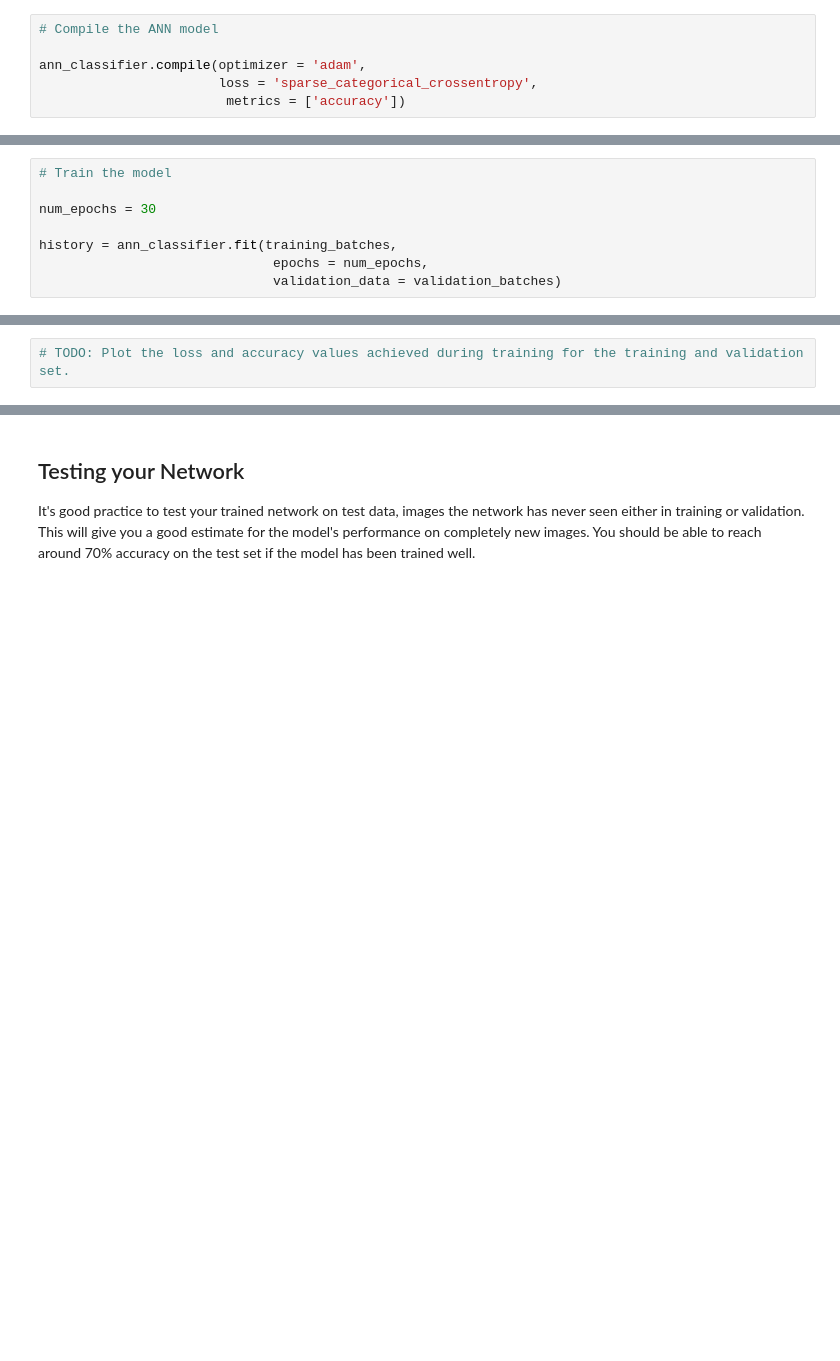
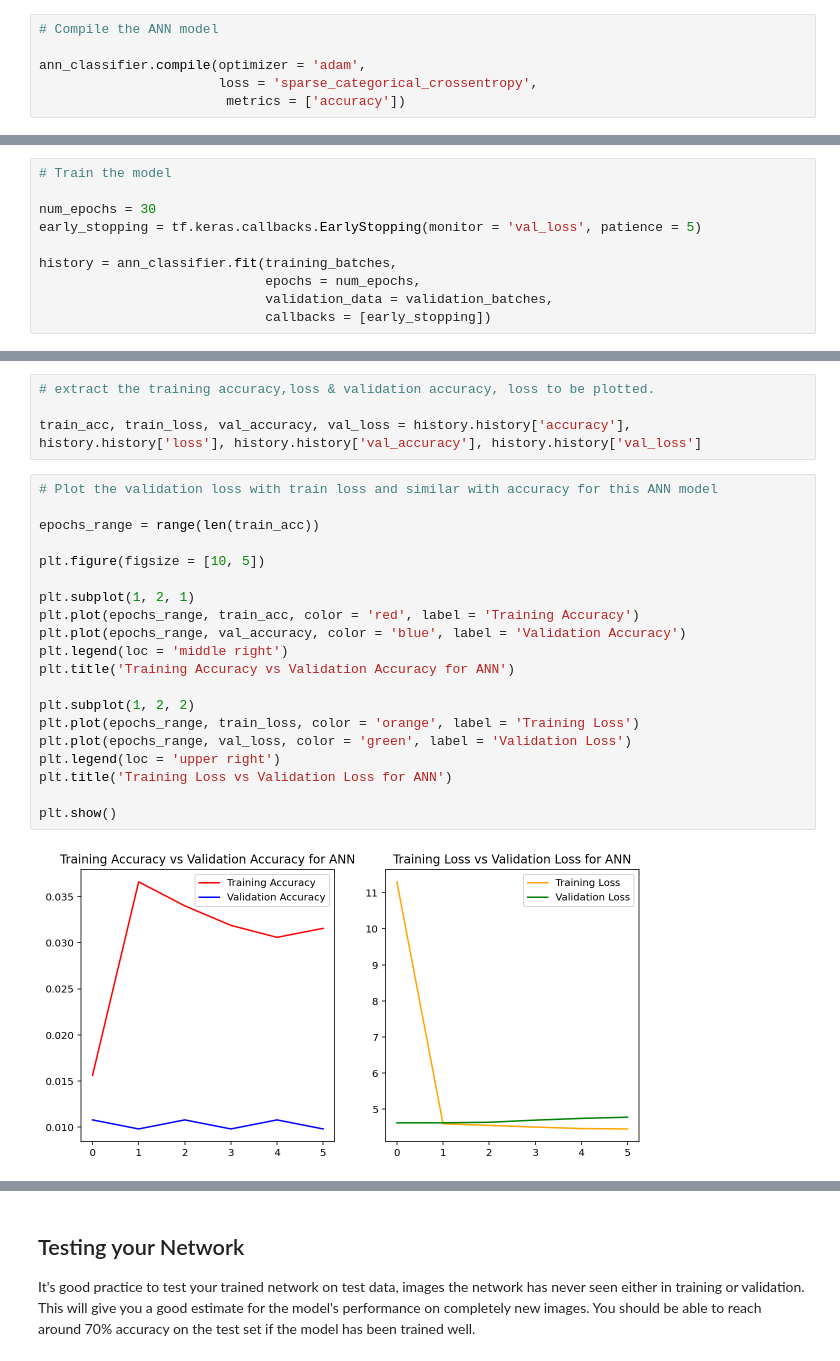
Before and after one commit to sohomb91/Image_Classification---Oxford_Flowers102, a Jupyter notebook: Project_Image_Classifier_Project.ipynb, the cells around one changed output, grey strips where cells are left out. Drawn from its saved outputs; the diff is of its cells as text; blank space fills up the shorter version.

```diff
--- a/Project_Image_Classifier_Project.ipynb
+++ b/Project_Image_Classifier_Project.ipynb
@@ -310,9 +312,11 @@ Accuracy of the untrained model:  0.0
 # Train the model
 
 num_epochs = 30
+early_stopping = tf.keras.callbacks.EarlyStopping(monitor = 'val_loss', patience = 5)
 
 history = ann_classifier.fit(training_batches,
-                              epochs = num_epochs,
-                              validation_data = validation_batches)
+                             epochs = num_epochs,
+                             validation_data = validation_batches,
+                             callbacks = [early_stopping])
 # %% [output]
 Epoch 1/30
@@ -335,2 +334,26 @@ Epoch 21/30
-# %%
-# TODO: Plot the loss and accuracy values achieved during training for the training and validation set.
+# %%
+# extract the training accuracy,loss & validation accuracy, loss to be plotted.
+
+train_acc, train_loss, val_accuracy, val_loss = history.history['accuracy'], history.history['loss'], history.history['val_accuracy'], history.history['val_loss']
+# %%
+# Plot the validation loss with train loss and similar with accuracy for this ANN model
+
+epochs_range = range(len(train_acc))
+
+plt.figure(figsize = [10, 5])
+
+plt.subplot(1, 2, 1)
+plt.plot(epochs_range, train_acc, color = 'red', label = 'Training Accuracy')
+plt.plot(epochs_range, val_accuracy, color = 'blue', label = 'Validation Accuracy')
+plt.legend(loc = 'middle right')
+plt.title('Training Accuracy vs Validation Accuracy for ANN')
+
+plt.subplot(1, 2, 2)
+plt.plot(epochs_range, train_loss, color = 'orange', label = 'Training Loss')
+plt.plot(epochs_range, val_loss, color = 'green', label = 'Validation Loss')
+plt.legend(loc = 'upper right')
+plt.title('Training Loss vs Validation Loss for ANN')
+
+plt.show()
+# %% [output]
+[figure, added]
```
Also changed, not shown: parts of 10 cells of this notebook.
